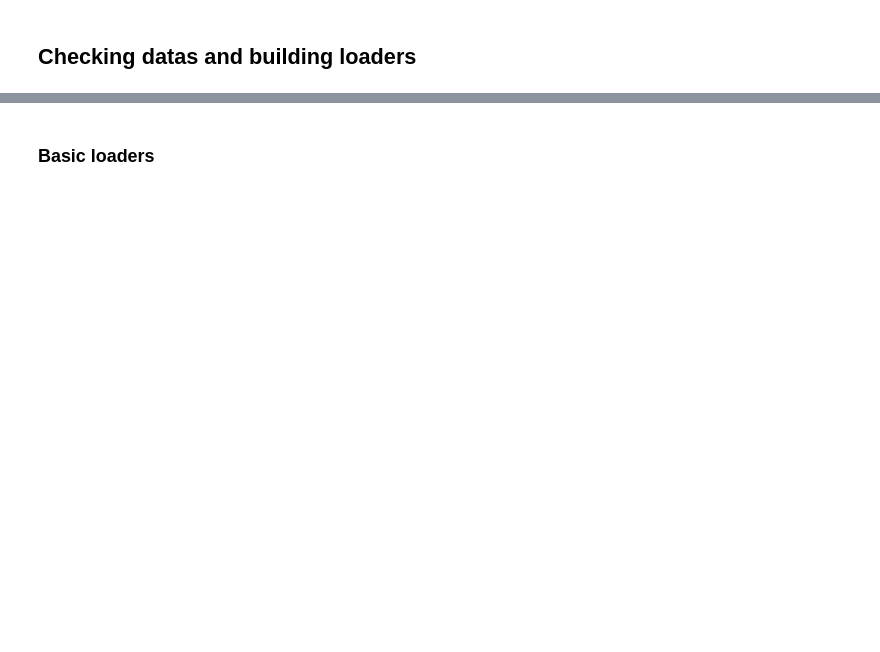
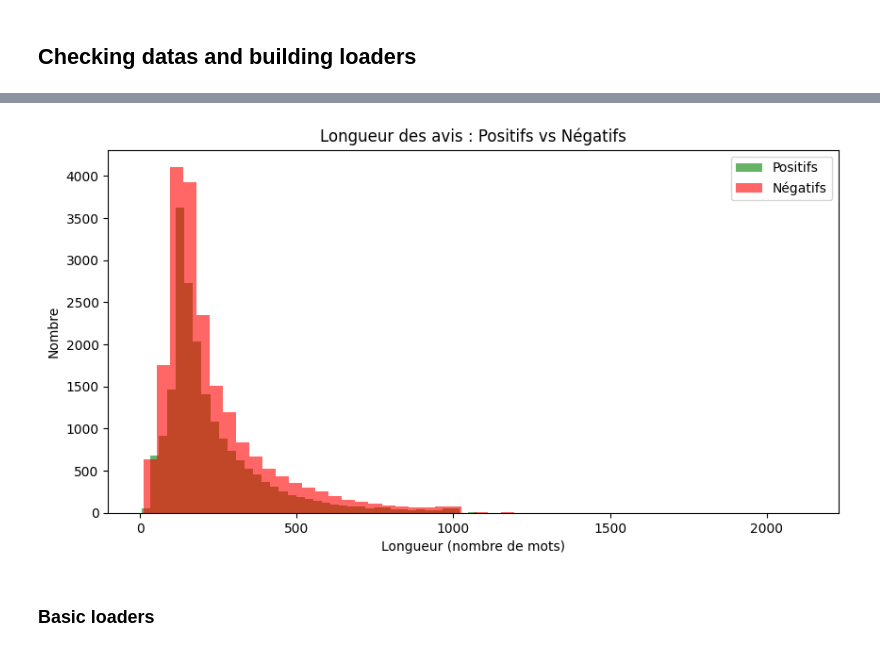
Before and after one commit to Totm33606/hddl_project, a Jupyter notebook: project4/rnn.ipynb, the cells around one changed output, grey strips where cells are left out. Saved outputs shown, nothing was run; the diff lists cells and outputs as text; code cells hidden in the pictures; blank space fills up the shorter version.

```diff
--- a/project4/rnn.ipynb
+++ b/project4/rnn.ipynb
@@ -106,3 +165,17 @@ verify_no_overlap(train_datas, val_datas, test_datas, hash_fn=hash_data) # Usele
+# %%
+pos_lengths = [len(review.split()) for label, review in train_datas if label == 1]
+neg_lengths = [len(review.split()) for label, review in train_datas if label == 2]
+
+plt.figure(figsize=(10, 5))
+plt.hist(pos_lengths, bins=50, alpha=0.6, label='Positifs', color='green')
+plt.hist(neg_lengths, bins=50, alpha=0.6, label='Négatifs', color='red')
+plt.title('Longueur des avis : Positifs vs Négatifs')
+plt.xlabel('Longueur (nombre de mots)')
+plt.ylabel('Nombre')
+plt.legend()
+plt.show()
+# %% [output]
+[figure, added]
 # %% [markdown]
 ### Basic loaders
 # %%
```
Also changed, not shown: parts of 43 cells of this notebook.
